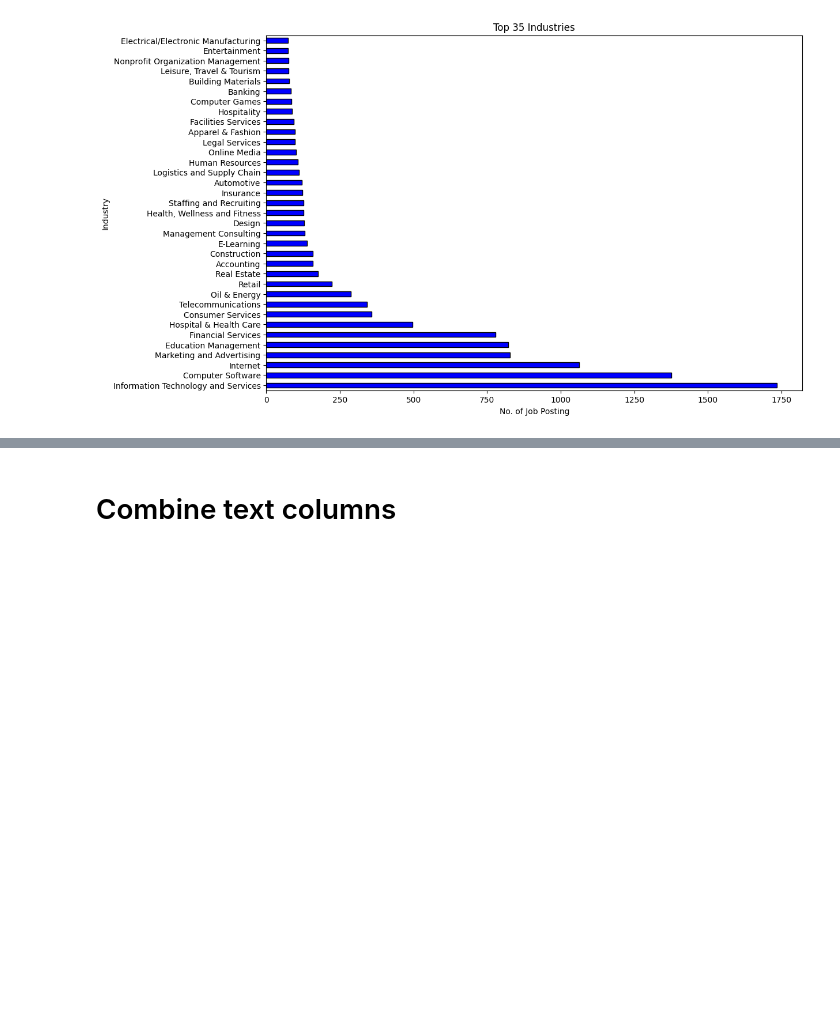
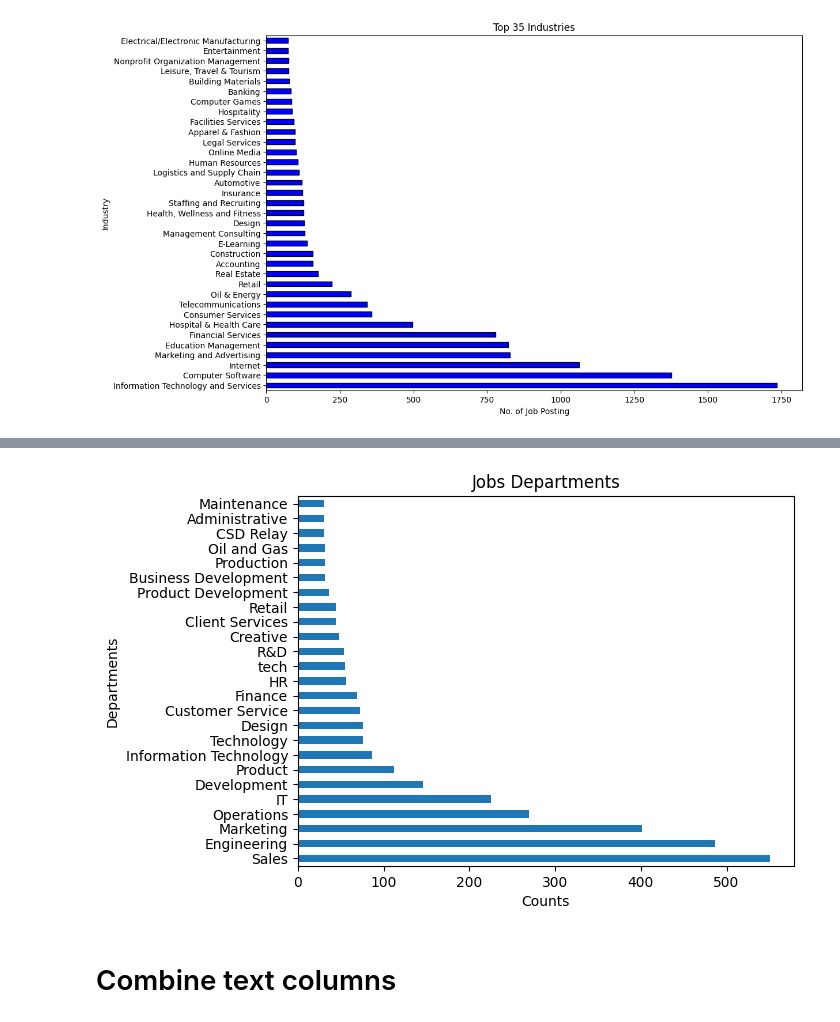
Before and after one commit to Sushantkr99/Fake_Job_Posting_Detection, a Jupyter notebook: fake_job_prediction_by_ml_model.ipynb, the cells around one changed output, grey strips where cells are left out. Saved outputs shown, nothing was run; the diff lists cells and outputs as text; code cells hidden in the pictures; blank space fills up the shorter version.

```diff
--- a/fake_job_prediction_by_ml_model.ipynb
+++ b/fake_job_prediction_by_ml_model.ipynb
@@ -147,3 +166,12 @@ plt.show()
+# %%
+salary = (df[df['department'] != 'missing']['department'].value_counts().head(25))
+salary.plot(kind='barh')
+plt.title("Jobs Departments")
+plt.xlabel("Counts")
+plt.ylabel("Departments")
+plt.show()
+# %% [output]
+[figure, added]
 # %% [markdown]
 # Combine text columns
 # %%
```
Also changed, not shown: parts of 14 cells of this notebook, 8 other files.
